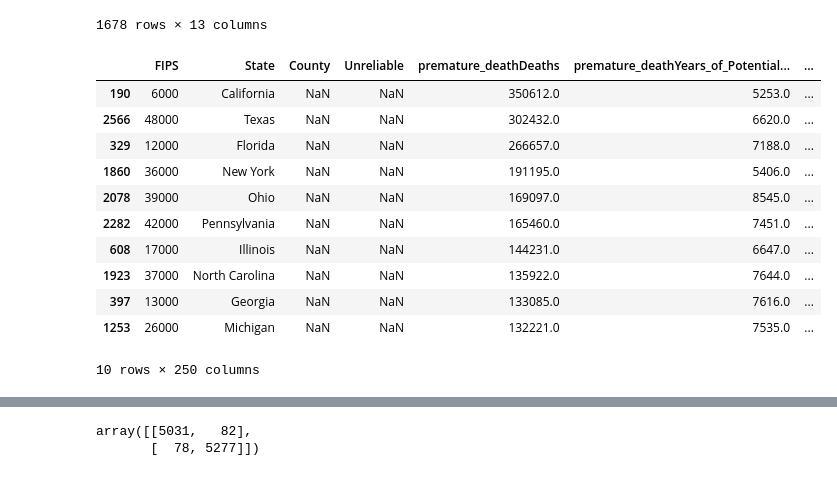
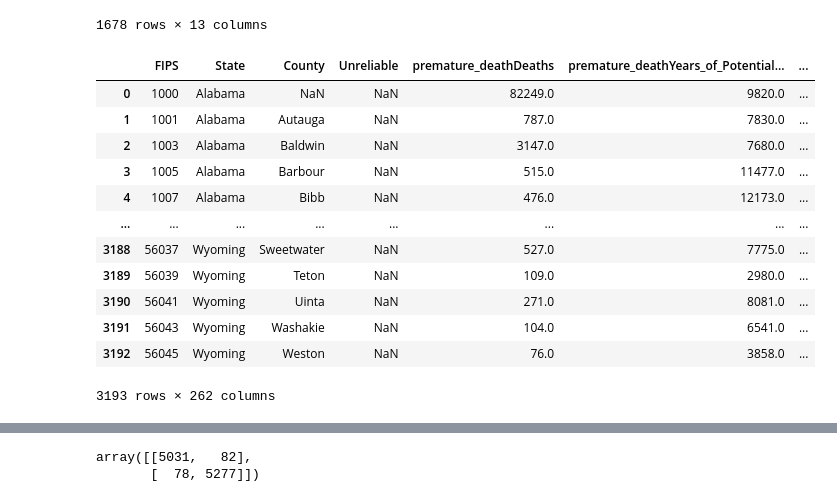
Before and after one commit to s180820/SOCANVIS, a Jupyter notebook: Notebooks/Statistics.ipynb, the cells around one changed output, grey strips where cells are left out. Saved outputs shown, nothing was run; the diff lists cells and outputs as text; code cells hidden in the pictures.

Commit message:
Update Statistics.ipynb
Should be up to date, but I lost the income visulisation plots. Will add again tomorrow

```diff
--- a/Notebooks/Statistics.ipynb
+++ b/Notebooks/Statistics.ipynb
@@ -179,22 +179,23 @@ temp_df
 1678 rows × 13 columns
 # %%
 health
-new_df = pd.merge(health.copy(), income.copy(),  how='left', left_on=['State','County'], right_on = ['State_Name','County'])
+new_df = pd.merge(health.copy(), temp_df.copy(),  how='left', left_on=['State','County'], right_on = ['State_Name','County'])
 # %%
-health.sort_values("premature_deathDeaths", ascending=False).head(10)
+new_df
 # %% [output]
 |  | FIPS | State | County | Unreliable | premature_deathDeaths | premature_deathYears_of_Potential... | ... |
-| 190 | 6000 | California | NaN | NaN | 350612.0 | 5253.0 | ... |
-| 2566 | 48000 | Texas | NaN | NaN | 302432.0 | 6620.0 | ... |
-| 329 | 12000 | Florida | NaN | NaN | 266657.0 | 7188.0 | ... |
-| 1860 | 36000 | New York | NaN | NaN | 191195.0 | 5406.0 | ... |
-| 2078 | 39000 | Ohio | NaN | NaN | 169097.0 | 8545.0 | ... |
-| 2282 | 42000 | Pennsylvania | NaN | NaN | 165460.0 | 7451.0 | ... |
-| 608 | 17000 | Illinois | NaN | NaN | 144231.0 | 6647.0 | ... |
-| 1923 | 37000 | North Carolina | NaN | NaN | 135922.0 | 7644.0 | ... |
-| 397 | 13000 | Georgia | NaN | NaN | 133085.0 | 7616.0 | ... |
-| 1253 | 26000 | Michigan | NaN | NaN | 132221.0 | 7535.0 | ... |
+| 0 | 1000 | Alabama | NaN | NaN | 82249.0 | 9820.0 | ... |
+| 1 | 1001 | Alabama | Autauga | NaN | 787.0 | 7830.0 | ... |
+| 2 | 1003 | Alabama | Baldwin | NaN | 3147.0 | 7680.0 | ... |
+| 3 | 1005 | Alabama | Barbour | NaN | 515.0 | 11477.0 | ... |
+| 4 | 1007 | Alabama | Bibb | NaN | 476.0 | 12173.0 | ... |
+| ... | ... | ... | ... | ... | ... | ... | ... |
+| 3188 | 56037 | Wyoming | Sweetwater | NaN | 527.0 | 7775.0 | ... |
+| 3189 | 56039 | Wyoming | Teton | NaN | 109.0 | 2980.0 | ... |
+| 3190 | 56041 | Wyoming | Uinta | NaN | 271.0 | 8081.0 | ... |
+| 3191 | 56043 | Wyoming | Washakie | NaN | 104.0 | 6541.0 | ... |
+| 3192 | 56045 | Wyoming | Weston | NaN | 76.0 | 3858.0 | ... |
-10 rows × 250 columns
+3193 rows × 262 columns
 # %%
 #!{sys.executable} -m pip install pgeocode
 import pgeocode
```
Also changed, not shown: parts of 2 cells of this notebook.
